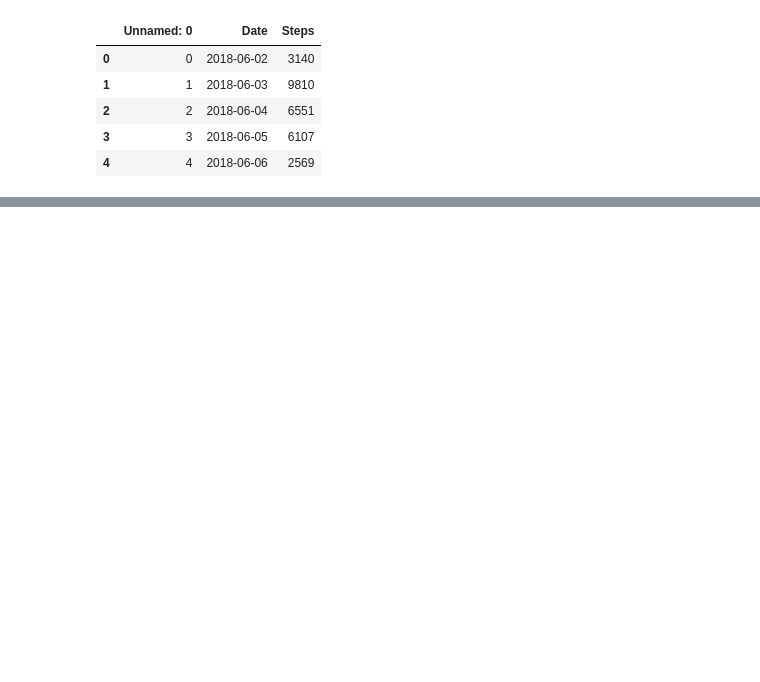
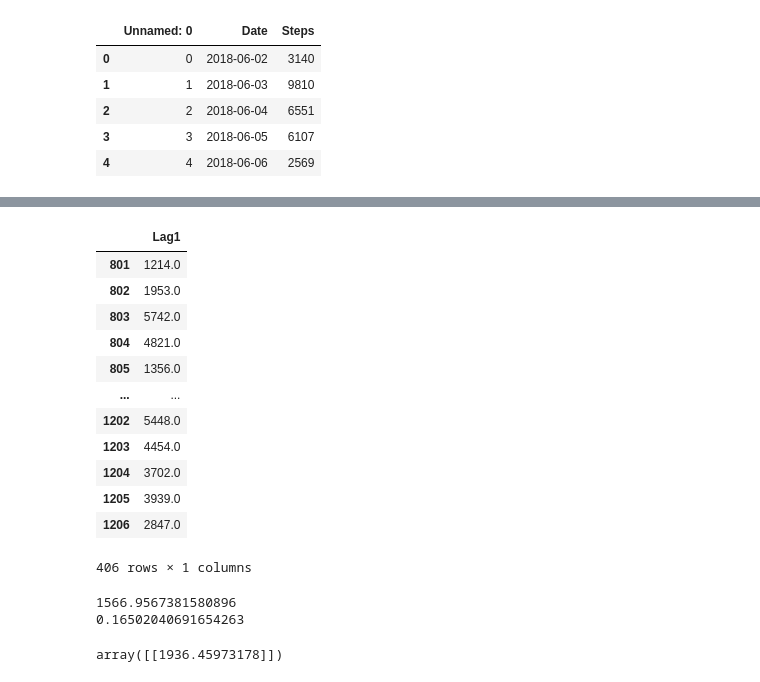
Before and after one commit to ibalzuhairi/ML-Regression-Physical-Activity, a Jupyter notebook: Merging.ipynb, the cells around one changed output, grey strips where cells are left out. Cells and saved outputs as stored; diff of their text form; code cells hidden in the pictures; blank space fills up the shorter version.

```diff
--- a/Merging.ipynb
+++ b/Merging.ipynb
@@ -133,0 +216,40 @@ Gradient Boosted Regression: 0.05704139995752977
+# %%
+Steps = Steps.dropna()
+y = Steps.iloc[:,1:2]
+x = Steps.iloc[:,2:]
+#split 800, the rest 407
+X_train = x[:800]
+X_test = x[800:]
+y_train = y[:800]
+y_test = y[800:]
+
+X_test
+# %% [output]
+|  | Lag1 |
+| 801 | 1214.0 |
+| 802 | 1953.0 |
+| 803 | 5742.0 |
+| 804 | 4821.0 |
+| 805 | 1356.0 |
+| ... | ... |
+| 1202 | 5448.0 |
+| 1203 | 4454.0 |
+| 1204 | 3702.0 |
+| 1205 | 3939.0 |
+| 1206 | 2847.0 |
+406 rows × 1 columns
+# %%
+lm = LinearRegression()
+lm.fit(X_train,y_train)
+#print(X_test)
+score = lm.score(X_test,y_test)
+#y, X = patsy.dmatrices('Steps ~  AD_WeekdayNum', data=Merged, return_type="dataframe")
+print(mean_absolute_error(lm.predict(X_test),y_test))
+print(score)
+# %% [output]
+1566.9567381580896
+0.16502040691654263
+# %%
+lm.predict(pd.DataFrame(columns=['Lag1'],data=[7]))
+# %% [output]
+array([[1936.45973178]])
```
Also changed, not shown: parts of 11 cells of this notebook, 2 other files.
